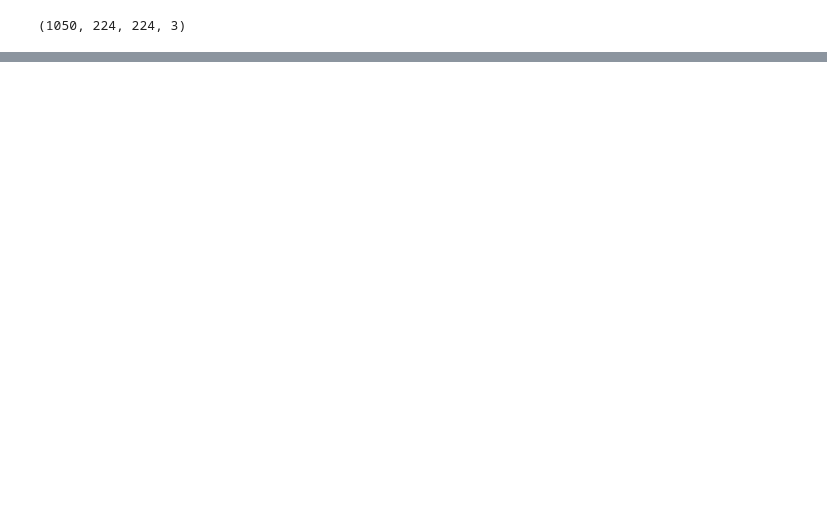
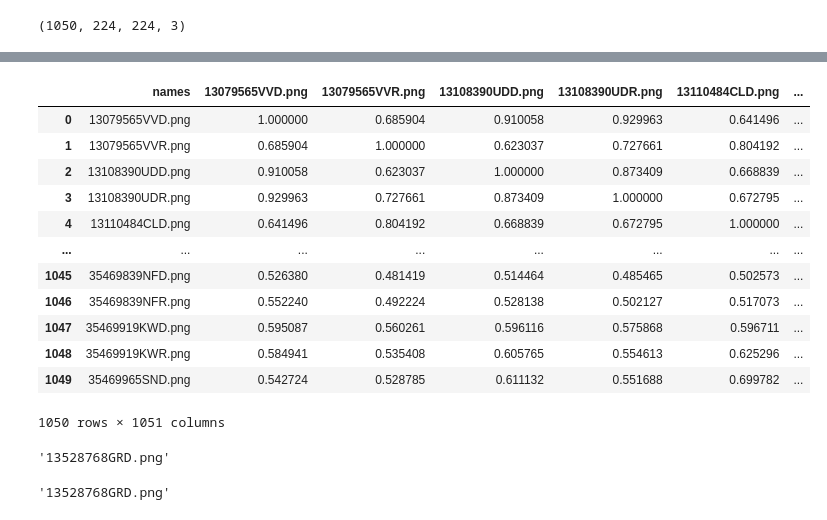
Before and after one commit to SnehashishSrivastava/Cloths_Recommendation, a Jupyter notebook: Assignment_poc.ipynb, the cells around one changed output, grey strips where cells are left out. Saved outputs shown, nothing was run; the diff lists cells and outputs as text; code cells hidden in the pictures; blank space fills up the shorter version.

```diff
--- a/Assignment_poc.ipynb
+++ b/Assignment_poc.ipynb
@@ -117,2 +118,26 @@ df
+# %%
+df
+# %% [output]
+|  | names | 13079565VVD.png | 13079565VVR.png | 13108390UDD.png | 13108390UDR.png | 13110484CLD.png | ... |
+| 0 | 13079565VVD.png | 1.000000 | 0.685904 | 0.910058 | 0.929963 | 0.641496 | ... |
+| 1 | 13079565VVR.png | 0.685904 | 1.000000 | 0.623037 | 0.727661 | 0.804192 | ... |
+| 2 | 13108390UDD.png | 0.910058 | 0.623037 | 1.000000 | 0.873409 | 0.668839 | ... |
+| 3 | 13108390UDR.png | 0.929963 | 0.727661 | 0.873409 | 1.000000 | 0.672795 | ... |
+| 4 | 13110484CLD.png | 0.641496 | 0.804192 | 0.668839 | 0.672795 | 1.000000 | ... |
+| ... | ... | ... | ... | ... | ... | ... | ... |
+| 1045 | 35469839NFD.png | 0.526380 | 0.481419 | 0.514464 | 0.485465 | 0.502573 | ... |
+| 1046 | 35469839NFR.png | 0.552240 | 0.492224 | 0.528138 | 0.502127 | 0.517073 | ... |
+| 1047 | 35469919KWD.png | 0.595087 | 0.560261 | 0.596116 | 0.575868 | 0.596711 | ... |
+| 1048 | 35469919KWR.png | 0.584941 | 0.535408 | 0.605765 | 0.554613 | 0.625296 | ... |
+| 1049 | 35469965SND.png | 0.542724 | 0.528785 | 0.611132 | 0.551688 | 0.699782 | ... |
+1050 rows × 1051 columns
+# %%
+a[100]
+# %% [output]
+'13528768GRD.png'
+# %%
+names[100]
+# %% [output]
+'13528768GRD.png'
 # %%
 d={}
```
Also changed, not shown: parts of 18 cells of this notebook, 2 other files.
